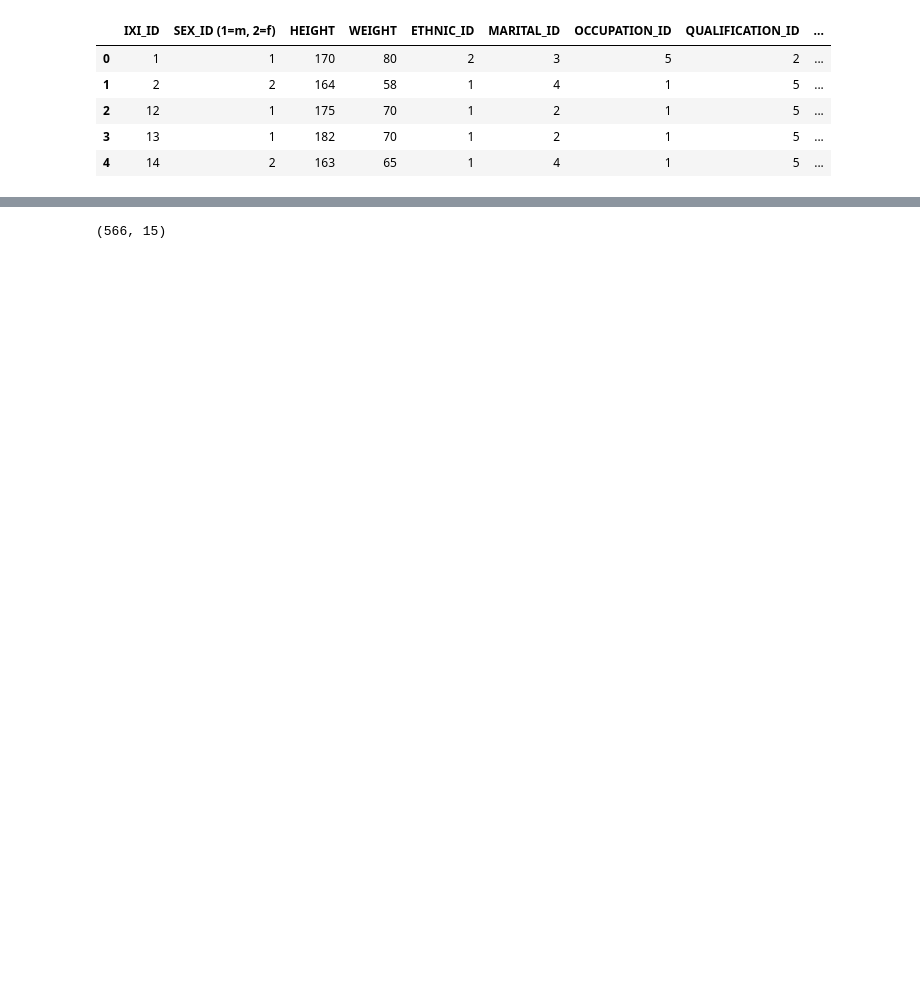
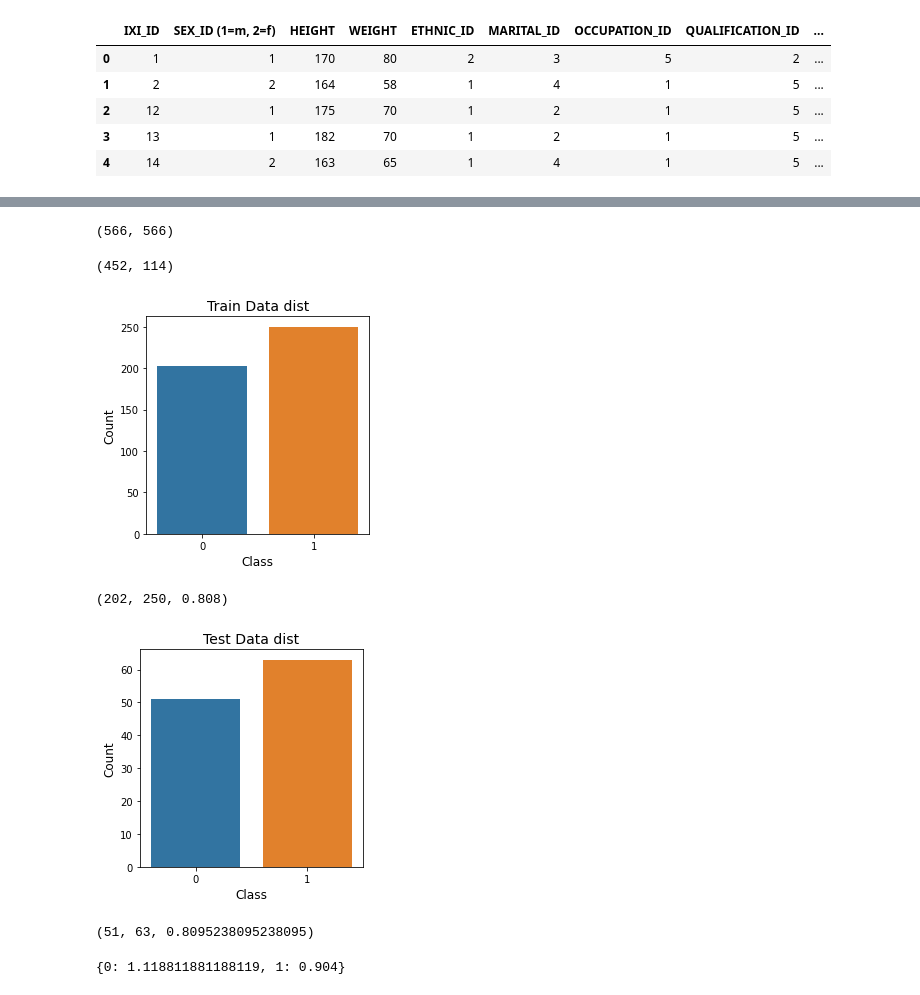
Before and after one commit to Moeinh77/3D-Convs-for-MRI-Classification, a Jupyter notebook: MRI_brain_v2_CONV3D_colab.ipynb, the cells around one changed output, grey strips where cells are left out. Saved outputs shown, nothing was run; the diff lists cells and outputs as text; code cells hidden in the pictures; blank space fills up the shorter version.

```diff
--- a/MRI_brain_v2_CONV3D_colab.ipynb
+++ b/MRI_brain_v2_CONV3D_colab.ipynb
@@ -155,0 +189,55 @@ len(not_included)
+# %%
+len(image_files), len(labels)
+# %% [output]
+(566, 566)
+# %%
+from sklearn.model_selection import train_test_split
+
+X_train, X_test, y_train, y_test = train_test_split(image_files, labels, test_size=0.2,
+                                                    random_state =1, stratify = labels )
+
+len(X_train), len(X_test)
+# %% [output]
+(452, 114)
+# %%
+def count_class(labels):
+    zero = 0
+    one = 0
+    for l in labels:
+        if l == 0:
+             zero += 1
+        else:
+            one += 1
+    return zero, one, zero/ one
+# %%
+from seaborn import countplot
+
+# Plot the results
+plt.figure(figsize=(4,4))
+c1 = countplot(y_train)
+plt.title('Train Data dist', fontsize=14)
+plt.ylabel('Count', fontsize=12)
+plt.xlabel('Class', fontsize=12)
+plt.show()
+print(count_class(y_train))
+
+plt.figure(figsize=(4,4))
+c2 = countplot(y_test)
+plt.title('Test Data dist', fontsize=14)
+plt.ylabel('Count', fontsize=12)
+plt.xlabel('Class', fontsize=12)
+plt.show()
+
+print(count_class(y_test))
+# %% [output]
+[figure, added]
+(202, 250, 0.808)
+[figure, added]
+(51, 63, 0.8095238095238095)
+# %%
+from sklearn.utils import class_weight
+weight = class_weight.compute_class_weight('balanced', np.unique(y_train), y_train)
+weights = {i : weight[i] for i in range(2)}
+weights
+# %% [output]
+{0: 1.118811881188119, 1: 0.904}
@@ -156,10 +249,8 @@ len(not_included)
 # %%
-# making a list out of the files that are in the EXCEL file
-filenames = []
-for filename in os.listdir(img_directory):
-    if filename not in not_included:
-        filenames.append(filename)
+# # making a list out of the files that are in the EXCEL file
+# filenames = []
+# for filename in os.listdir(img_directory):
+#     if filename not in not_included:
+#         filenames.append(filename)
 
-len(filenames), len(not_included)
+# len(filenames), len(not_included)
-# %% [output]
-(566, 15)
```
Also changed, not shown: parts of 29 cells of this notebook.
